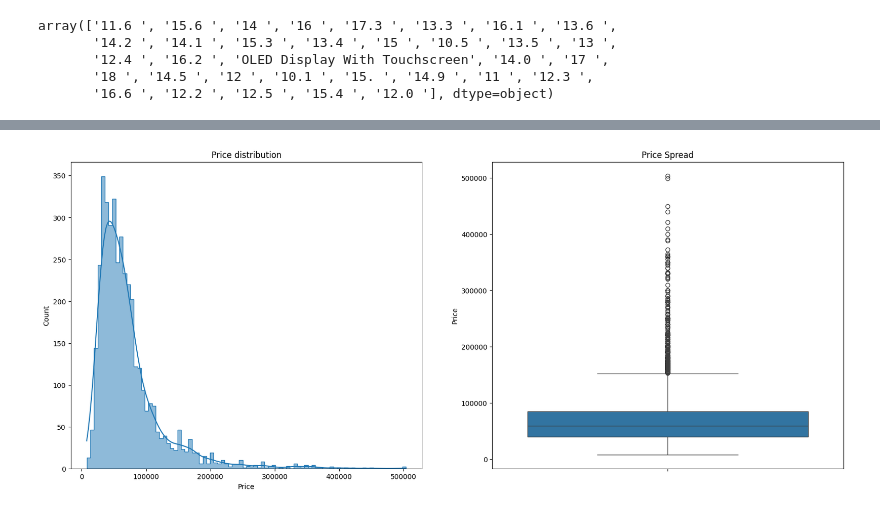
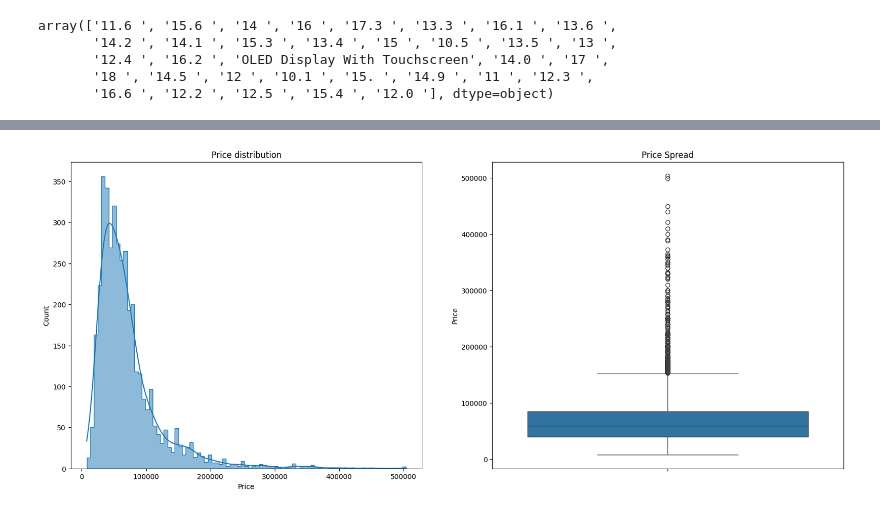
Before and after one commit to Dunith2002/Laptop_Price_Predictor, a Jupyter notebook: notebooks/FC211037_Tharushima/eda.ipynb, the cells around one changed output, grey strips where cells are left out. Saved outputs shown, nothing was run; the diff lists cells and outputs as text; code cells hidden in the pictures.

```diff
--- a/notebooks/FC211037_Tharushima/eda.ipynb
+++ b/notebooks/FC211037_Tharushima/eda.ipynb
@@ -247,0 +370,29 @@ array(['11.6 ', '15.6 ', '14 ', '16 ', '17.3 ', '13.3 ', '16.1 ', '13.6 ',
+# %%
+df['RAM'] = df['RAM'].astype(str).str.replace(r'[^0-9.]', '', regex=True)
+df['RAM'] = pd.to_numeric(df['RAM'], errors='coerce')
+
+df['Ghz'] = df['Ghz'].astype(str).str.extract(r'(\d+\.?\d*)').astype(float)
+
+df['SSD'] = df['SSD'].astype(str).str.extract(r'(\d+\.?\d*)').astype(float)
+
+def convert_to_gb(hdd_str):
+    if pd.isna(hdd_str) or 'No HDD' in str(hdd_str):
+        return 0
+    size_unit = re.search(r'(\d+)\s*(GB|TB)', str(hdd_str))
+    if size_unit:
+        size, unit = float(size_unit.group(1)), size_unit.group(2)
+        return size * 1024 if unit == 'TB' else size
+    return 0  # Default if no match
+
+# Apply the function and convert to integer
+df['HDD'] = df['HDD'].apply(convert_to_gb).astype(int)
+# %%
+if 'RAM_Expandable' in df.columns:
+    # Remove all non-numeric characters (e.g., 'GB', 'Expandable', etc.)
+    df['RAM_Expandable'] = df['RAM_Expandable'].str.replace(r'[^0-9.]', '', regex=True)
+
+    # Convert to float, setting invalid values to NaN
+    df['RAM_Expandable'] = pd.to_numeric(df['RAM_Expandable'], errors='coerce')
+
+
+df.head()
@@ -247,0 +406,3 @@ array(['11.6 ', '15.6 ', '14 ', '16 ', '17.3 ', '13.3 ', '16.1 ', '13.6 ',
+# %%
+df['RAM_Expandable'] = df['RAM_Expandable'].fillna(0)
+df['SSD'] = df['SSD'].fillna(0)
@@ -247,0 +454,2 @@ array(['11.6 ', '15.6 ', '14 ', '16 ', '17.3 ', '13.3 ', '16.1 ', '13.6 ',
+# %%
+data.dropna(subset=['gpu_type'], inplace=True)
@@ -248,14 +485,14 @@ array(['11.6 ', '15.6 ', '14 ', '16 ', '17.3 ', '13.3 ', '16.1 ', '13.6 ',
 # %%
 plt.figure(figsize=(20,8))
 
 plt.subplot(1,2,1)
 plt.title('Price distribution')
-sns.histplot(df.Price, kde=True, element='step')
+sns.histplot(data.Price, kde=True, element='step')
 
 plt.subplot(1,2,2)
-sns.boxplot(df.Price)
+sns.boxplot(data.Price)
 plt.title('Price Spread')
 
 plt.show()
 # %% [output]
-[figure, old version]
+[figure, new version]
```
Also changed, not shown: parts of 30 cells of this notebook.
